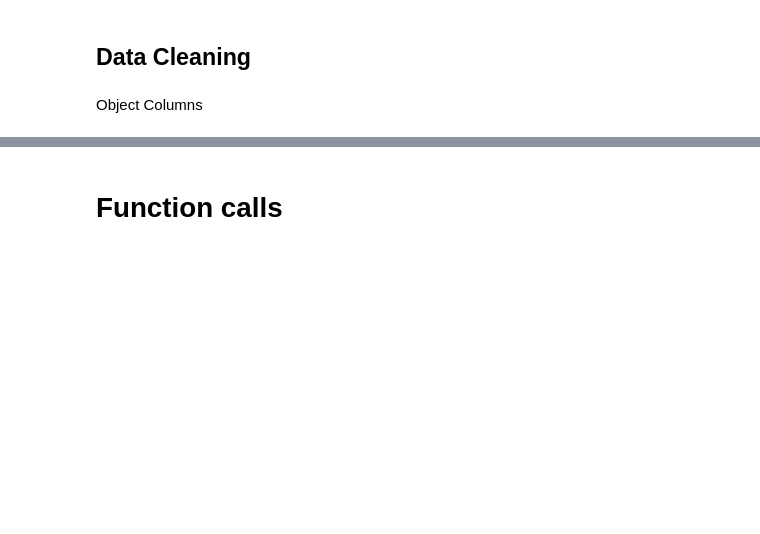
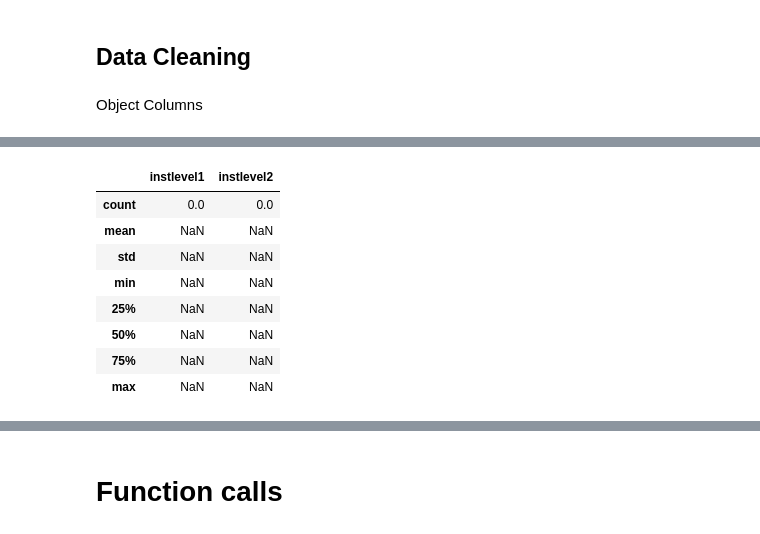
Before and after one commit to ashishsarkarmlops/assignment-2, a Jupyter notebook: Text preprocessing.ipynb, the cells around one changed output, grey strips where cells are left out. Cells and saved outputs as stored; diff of their text form; code cells hidden in the pictures; blank space fills up the shorter version.

```diff
--- a/Text preprocessing.ipynb
+++ b/Text preprocessing.ipynb
@@ -316,0 +375,2 @@ income_train_df[object_columns].iloc[:,-3]=fix_column(income_train_df[object_col
+# %%
+income_train_df[float_columns[1]].fillna(0,inplace=True)
@@ -316,0 +423,4 @@ income_train_df[object_columns].iloc[:,-3]=fix_column(income_train_df[object_col
+# %%
+#from above we see that  the 'behind in school' column has null values
+# Lets use the above to fix the data
+income_train_df[float_columns[2]].fillna(0,inplace=True)
@@ -316,0 +442,15 @@ income_train_df[object_columns].iloc[:,-3]=fix_column(income_train_df[object_col
+# %%
+data = income_train_df[income_train_df['meaneduc'].isnull()].head()
+
+columns=['edjefe','edjefa','instlevel1','instlevel2']
+data[columns][data[columns]['instlevel1']>0].describe()
+# %% [output]
+|  | instlevel1 | instlevel2 |
+| count | 0.0 | 0.0 |
+| mean | NaN | NaN |
+| std | NaN | NaN |
+| min | NaN | NaN |
+| 25% | NaN | NaN |
+| 50% | NaN | NaN |
+| 75% | NaN | NaN |
+| max | NaN | NaN |
```
Also changed, not shown: parts of 27 cells of this notebook.
